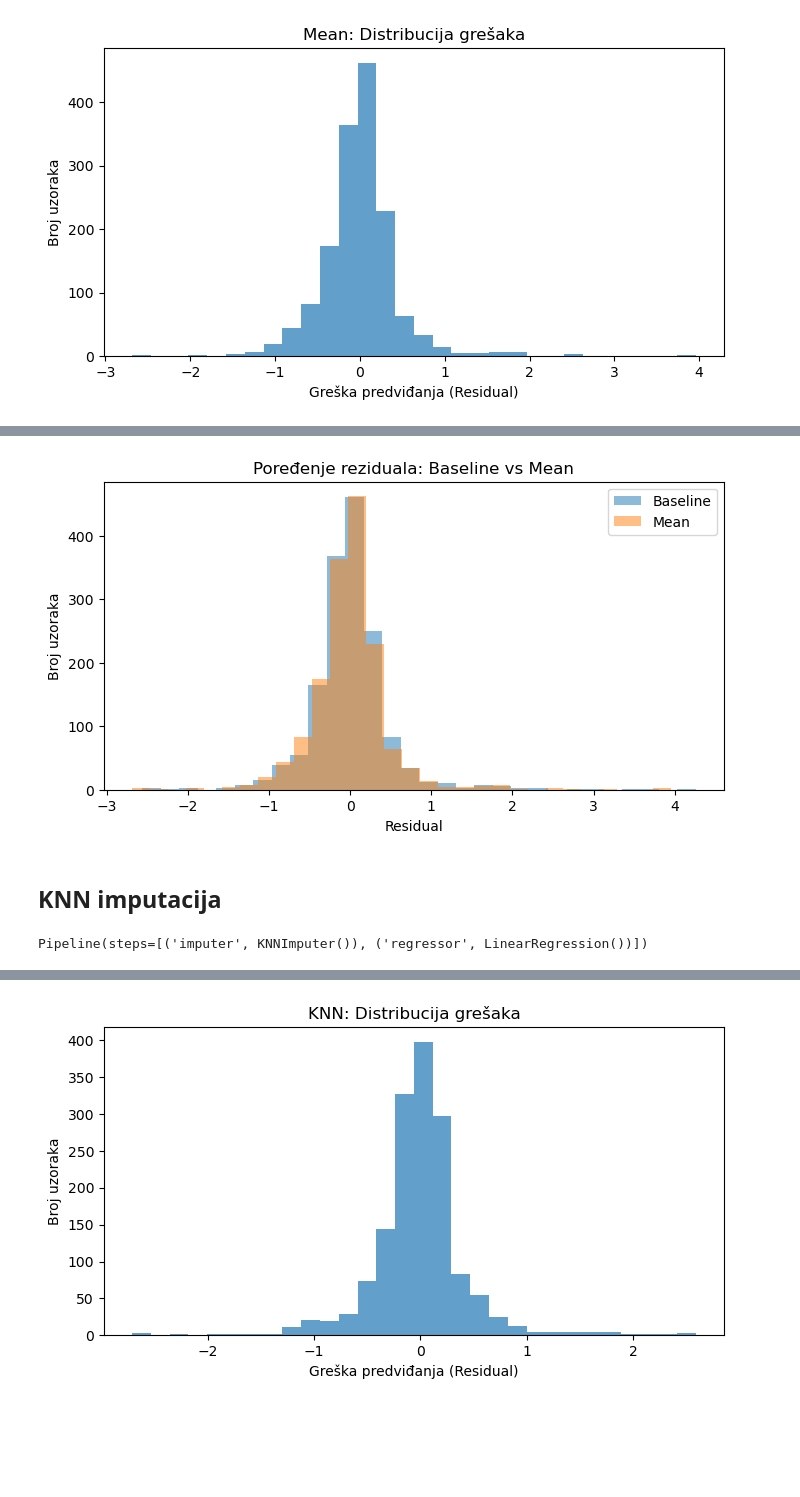
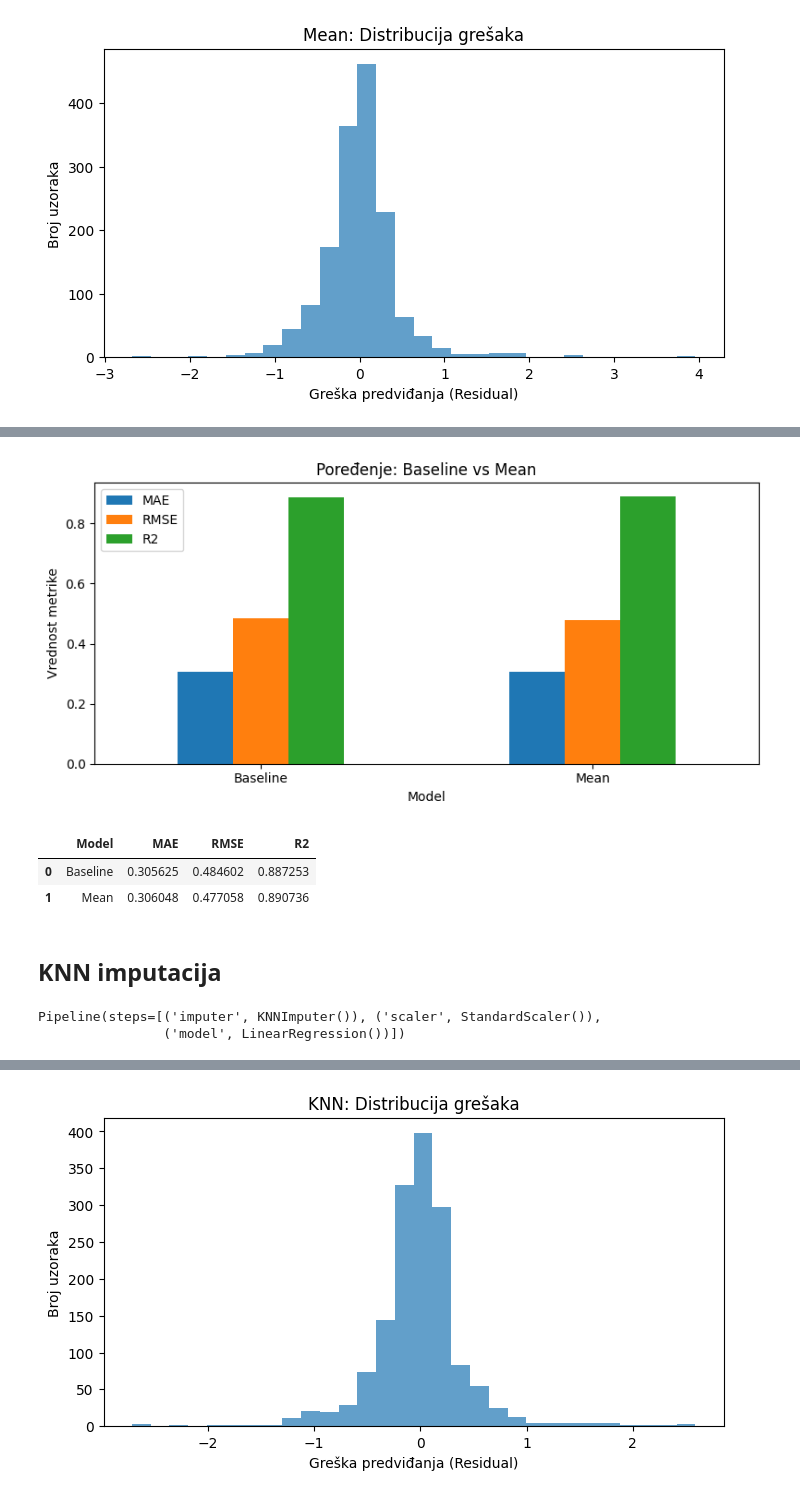
Before and after one commit to natalija529/dealing-with-noisy-data, a Jupyter notebook: dealing-with-noisy-data.ipynb, the cells around one changed output, grey strips where cells are left out. Drawn from its saved outputs; the diff is of its cells as text; code cells hidden in the pictures; blank space fills up the shorter version.

```diff
--- a/dealing-with-noisy-data.ipynb
+++ b/dealing-with-noisy-data.ipynb
@@ -714,3 +719,10 @@ print("NaN u y:", y.isna().sum())
 # %% [output]
 Preostalo uzoraka: 7674
 NaN u y: 0
+# %%
+X_train_imp, X_test_imp, y_train_imp, y_test_imp = train_test_split(
+    X_imp, y_imp, test_size=0.2, random_state=42
+)
+
+print("Imputation train:", X_train_imp.shape, y_train_imp.shape)
+print("Imputation test:", X_test_imp.shape, y_test_imp.shape)
@@ -744,12 +751,12 @@ model_mean = Pipeline([
 ])
 
 
-model_mean.fit(X_train, y_train)
+model_mean.fit(X_train_imp, y_train_imp)
 # %% [output]
 Pipeline(steps=[('imputer', SimpleImputer()),
                 ('regressor', LinearRegression())])
 # %%
-y_pred_mean = model_mean.predict(X_test)
+y_pred_mean = model_mean.predict(X_test_imp)
 
 y_pred_mean
 # %% [output]
@@ -758,7 +765,7 @@ array([4.587066  , 1.21236333, 3.37791262, ..., 0.69990415, 0.92978323,
 # %%
-mae_mean = mean_absolute_error(y_test, y_pred_mean)
-rmse_mean = mean_squared_error(y_test, y_pred_mean)
-r2_mean = r2_score(y_test, y_pred_mean)
+mae_mean = mean_absolute_error(y_test_imp, y_pred_mean)
+rmse_mean = np.sqrt(mean_squared_error(y_test_imp, y_pred_mean))
+r2_mean = r2_score(y_test_imp, y_pred_mean)
 
 print("Rezultati nakon Mean:")
 print("MAE:", mae_mean)
@@ -831,16 +838,24 @@ plt.show()
 # %%
-plt.figure(figsize=(8,4))
+results_compare = pd.DataFrame({
+    "Model": ["Baseline", "Mean"],
+    "MAE": [mae_base, mae_mean],
+    "RMSE": [rmse_base, rmse_mean],
+    "R2": [r2_base, r2_mean]
+})
 
-plt.hist(y_test_base - y_pred_base, bins=30, alpha=0.5, label="Baseline")
-plt.hist(y_test - y_pred_mean, bins=30, alpha=0.5, label="Mean")
+ax = results_compare.set_index("Model").plot(kind="bar", figsize=(8,4))
+plt.title("Poređenje: Baseline vs Mean")
+plt.ylabel("Vrednost metrike")
+plt.xticks(rotation=0)
+plt.tight_layout()
+plt.show()
 
-plt.xlabel("Residual")
-plt.ylabel("Broj uzoraka")
-plt.title("Poređenje reziduala: Baseline vs Mean")
-plt.legend()
-plt.show()
+results_compare
 # %% [output]
-[figure, old version]
+[figure, new version]
+|  | Model | MAE | RMSE | R2 |
+| 0 | Baseline | 0.305625 | 0.484602 | 0.887253 |
+| 1 | Mean | 0.306048 | 0.477058 | 0.890736 |
 # %% [markdown]
 ## KNN imputacija
 # %%
@@ -852,7 +867,8 @@ model_knn = Pipeline([
     ("model", LinearRegression())
 ])
 
-model_knn.fit(X_train, y_train)
+model_knn.fit(X_train_imp, y_train_imp)
 # %% [output]
-Pipeline(steps=[('imputer', KNNImputer()), ('regressor', LinearRegression())])
+Pipeline(steps=[('imputer', KNNImputer()), ('scaler', StandardScaler()),
+                ('model', LinearRegression())])
 # %%
```
Also changed, not shown: parts of 41 cells of this notebook, 2 other files.
